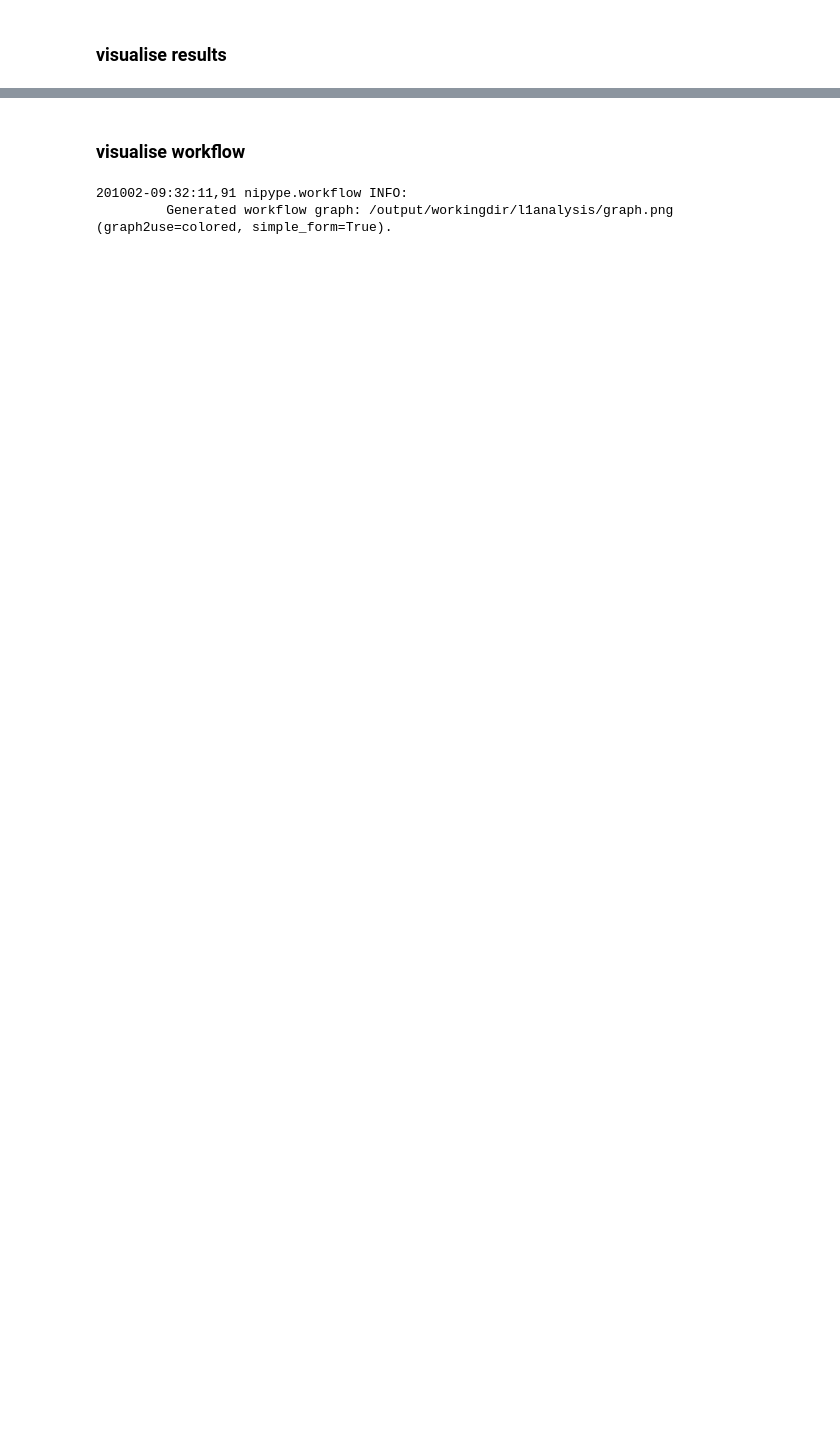
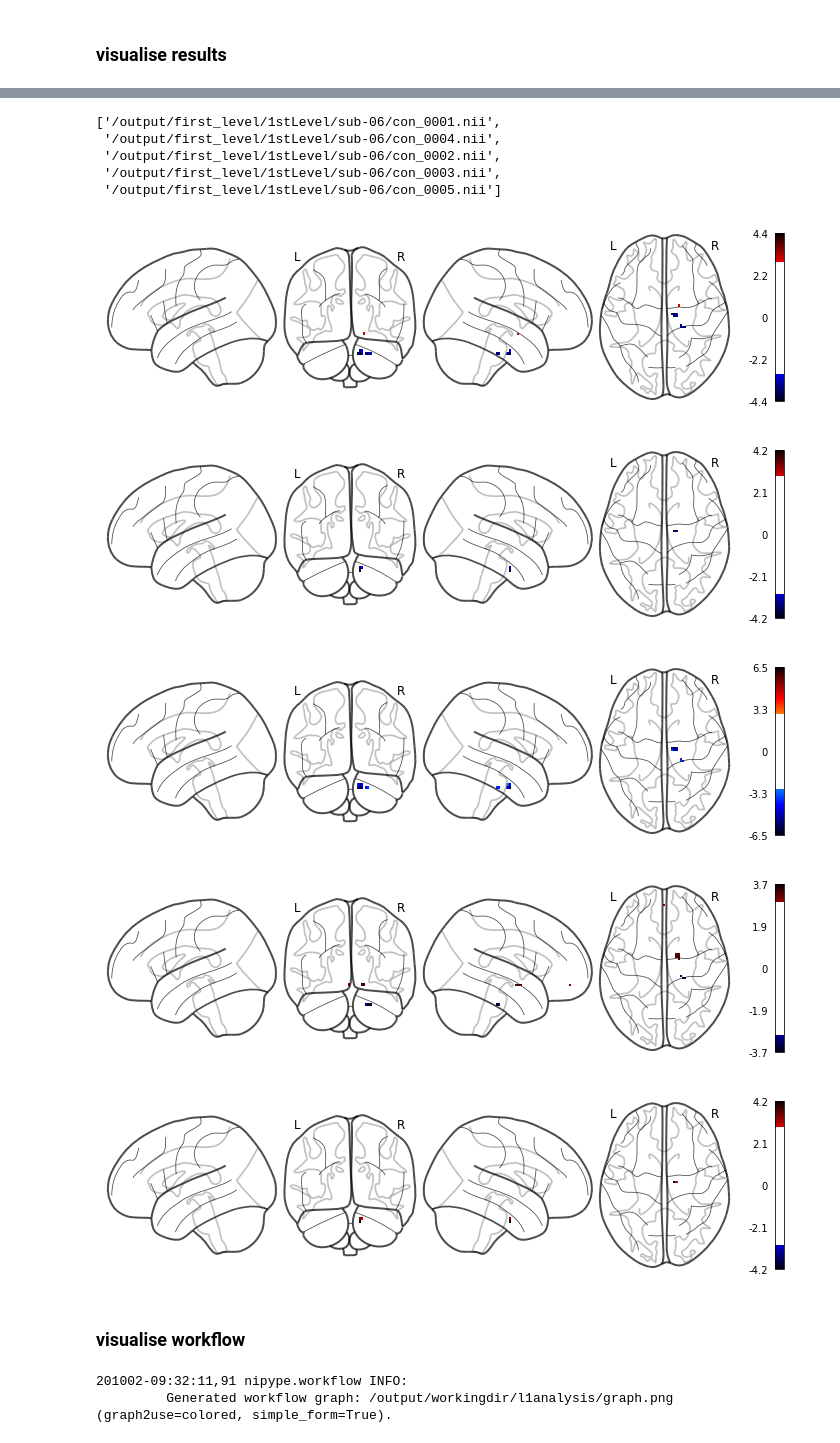
Before and after one commit to syzhang/tsl_data, a Jupyter notebook: imaging/first_level_basics.ipynb, the cells around one changed output, grey strips where cells are left out. Cells and saved outputs as stored; diff of their text form; code cells hidden in the pictures; blank space fills up the shorter version.

```diff
--- a/imaging/first_level_basics.ipynb
+++ b/imaging/first_level_basics.ipynb
@@ -386,3 +413,23 @@ plot_stat_map(
+# %%
+from glob import glob
+spmT_images = glob('/output/first_level/1stLevel/sub-06/con*')
+spmT_images
+# %% [output]
+['/output/first_level/1stLevel/sub-06/con_0001.nii',
+ '/output/first_level/1stLevel/sub-06/con_0004.nii',
+ '/output/first_level/1stLevel/sub-06/con_0002.nii',
+ '/output/first_level/1stLevel/sub-06/con_0003.nii',
+ '/output/first_level/1stLevel/sub-06/con_0005.nii']
+# %%
+for con_image in spmT_images:
+    nilearn.plotting.plot_glass_brain(con_image,
+                                      display_mode='lyrz', colorbar=True, plot_abs=False, threshold=3)
+# %% [output]
+[figure, added]
+[figure, added]
+[figure, added]
+[figure, added]
+[figure, added]
 # %% [markdown]
 ### visualise workflow
 # %%
```
Also changed, not shown: parts of 18 cells of this notebook, 1 other file.
